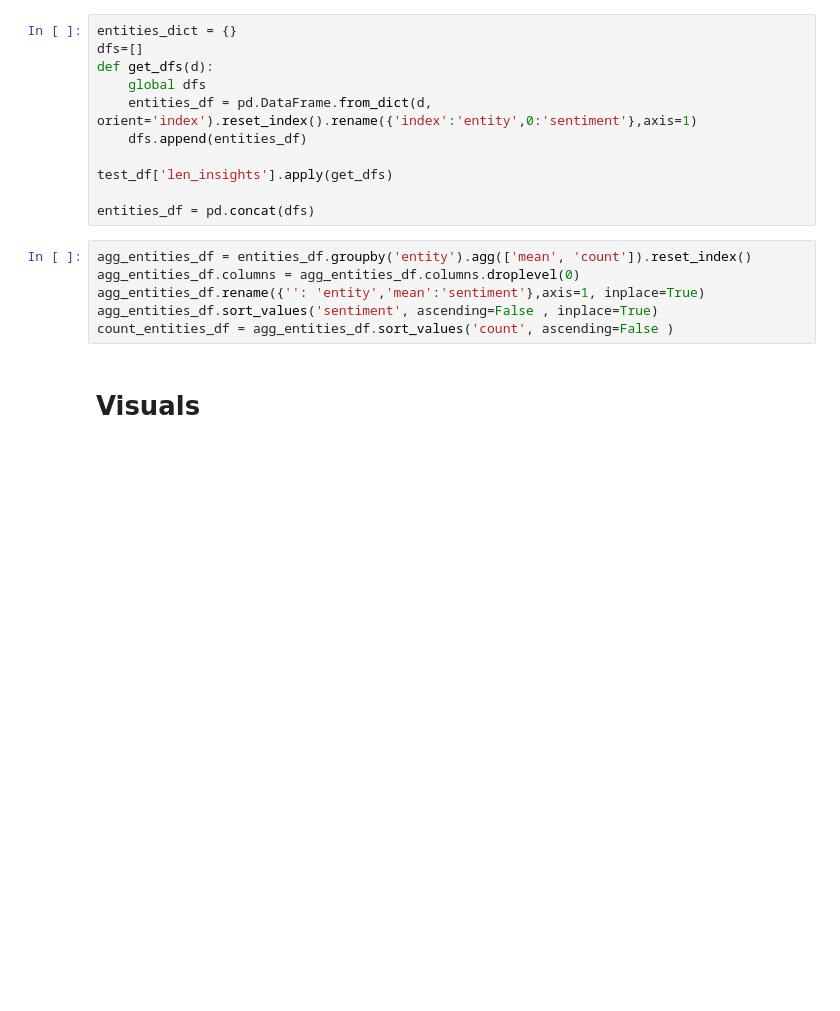
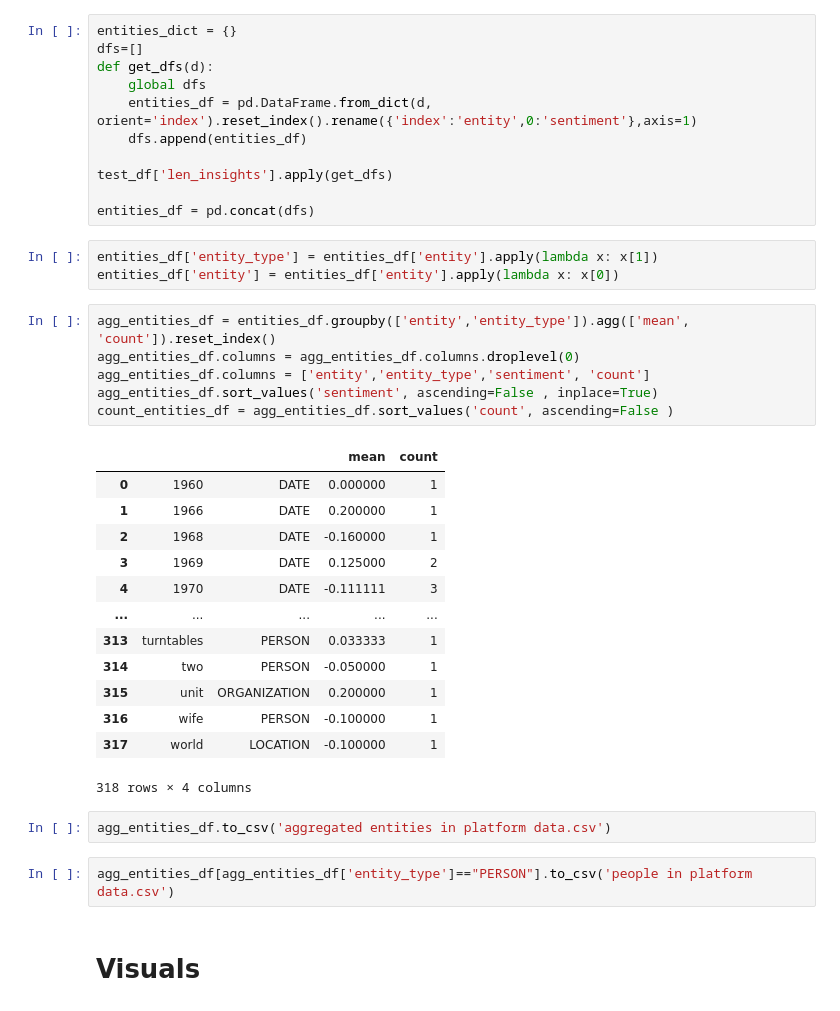
Before and after one commit to moemish-cueback/Engagement-Insights, a Jupyter notebook: notebooks/Google NLP API_v2.ipynb, the cells around one changed output. Saved outputs shown, nothing was run; the diff lists cells and outputs as text; blank space fills up the shorter version.

```diff
--- a/notebooks/Google NLP API_v2.ipynb
+++ b/notebooks/Google NLP API_v2.ipynb
@@ -123,12 +93,33 @@ def get_dfs(d):
 test_df['len_insights'].apply(get_dfs)
 
 entities_df = pd.concat(dfs)
+# %%
+entities_df['entity_type'] = entities_df['entity'].apply(lambda x: x[1])
+entities_df['entity'] = entities_df['entity'].apply(lambda x: x[0])
 # %%
-agg_entities_df = entities_df.groupby('entity').agg(['mean', 'count']).reset_index()
+agg_entities_df = entities_df.groupby(['entity','entity_type']).agg(['mean', 'count']).reset_index()
 agg_entities_df.columns = agg_entities_df.columns.droplevel(0)
-agg_entities_df.rename({'': 'entity','mean':'sentiment'},axis=1, inplace=True)
+agg_entities_df.columns = ['entity','entity_type','sentiment', 'count']
 agg_entities_df.sort_values('sentiment', ascending=False , inplace=True)
 count_entities_df = agg_entities_df.sort_values('count', ascending=False )
+# %% [output]
+|  |  |  | mean | count |
+| 0 | 1960 | DATE | 0.000000 | 1 |
+| 1 | 1966 | DATE | 0.200000 | 1 |
+| 2 | 1968 | DATE | -0.160000 | 1 |
+| 3 | 1969 | DATE | 0.125000 | 2 |
+| 4 | 1970 | DATE | -0.111111 | 3 |
+| ... | ... | ... | ... | ... |
+| 313 | turntables | PERSON | 0.033333 | 1 |
+| 314 | two | PERSON | -0.050000 | 1 |
+| 315 | unit | ORGANIZATION | 0.200000 | 1 |
+| 316 | wife | PERSON | -0.100000 | 1 |
+| 317 | world | LOCATION | -0.100000 | 1 |
+318 rows × 4 columns
+# %%
+agg_entities_df.to_csv('aggregated entities in platform data.csv')
+# %%
+agg_entities_df[agg_entities_df['entity_type']=="PERSON"].to_csv('people in platform data.csv')
 # %% [markdown]
 # Visuals
 # %% [markdown]
```
Also changed, not shown: parts of 7 cells of this notebook.
